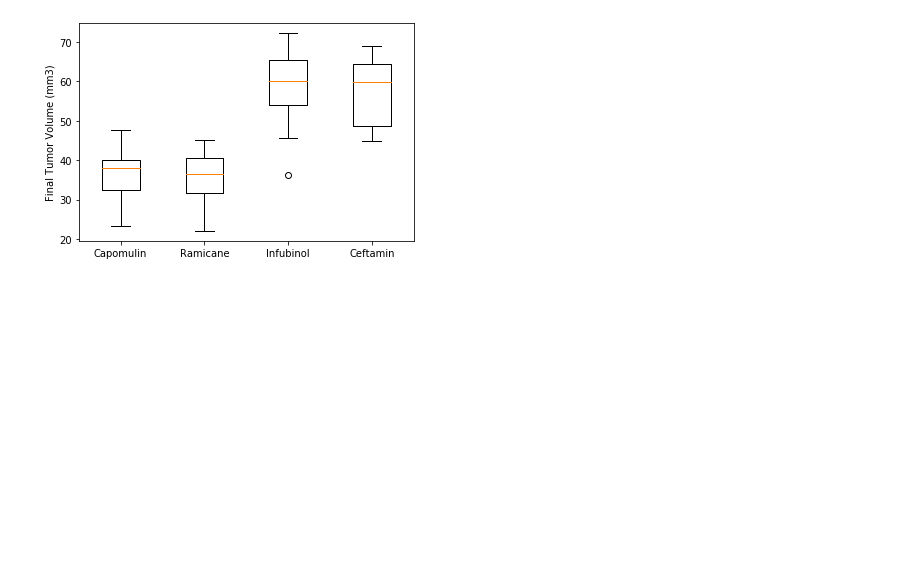
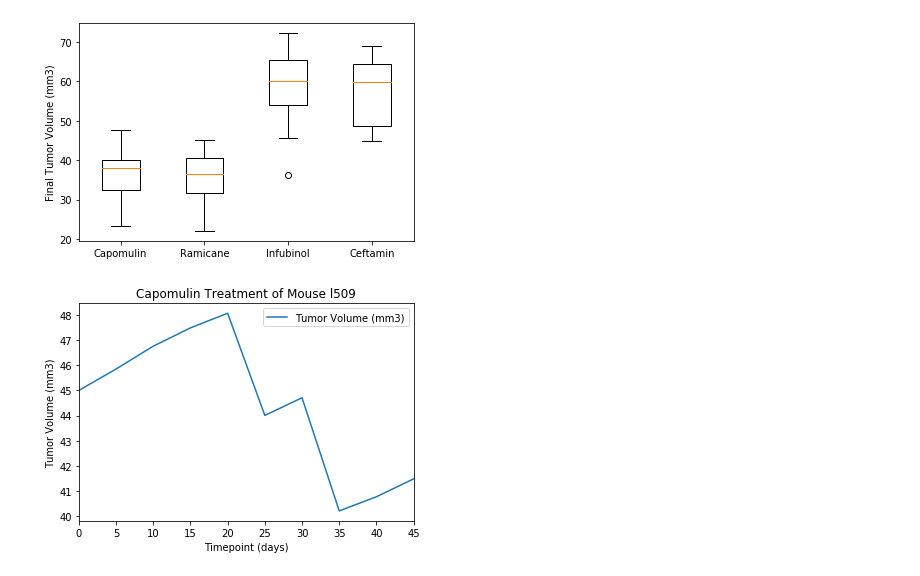
Before and after one commit to ianhousman/matplotlib-challenge, a Jupyter notebook: RU-HOU-DATA-PT-12-2019-U-C-master-Homework-05-Matplotlib-Instructions-Pymaceuticals/Homework/05-Matplotlib/Instructions/Pymaceuticals/Pymaceuticals_Script.ipynb, the cells around one changed output. Cells and saved outputs as stored; diff of their text form; code cells hidden in the pictures; blank space fills up the shorter version.

Commit message:
Created the line graph, started on scatter plot

```diff
--- a/RU-HOU-DATA-PT-12-2019-U-C-master-Homework-05-Matplotlib-Instructions-Pymaceuticals/Homework/05-Matplotlib/Instructions/Pymaceuticals/Pymaceuticals_Script.ipynb
+++ b/RU-HOU-DATA-PT-12-2019-U-C-master-Homework-05-Matplotlib-Instructions-Pymaceuticals/Homework/05-Matplotlib/Instructions/Pymaceuticals/Pymaceuticals_Script.ipynb
@@ -230,3 +230,14 @@ plt.xticks([1, 2, 3, 4], ['Capomulin', 'Ramicane', 'Infubinol', 'Ceftamin'])
 plt.show()
 # %% [output]
 [figure]
+# %%
+#Generate a line plot of time point versus tumor volume for a mouse treated with Capomulin (Mouse ID = I509)
+
+l509_df = merged_df.loc['l509']
+line_graph = l509_df.plot.line(x='Timepoint', y='Tumor Volume (mm3)')
+plt.title("Capomulin Treatment of Mouse l509")
+plt.xlabel("Timepoint (days)")
+plt.ylabel("Tumor Volume (mm3)")
+plt.show()
+# %% [output]
+[figure, added]
```
Also changed, not shown: parts of 1 cell of this notebook.
